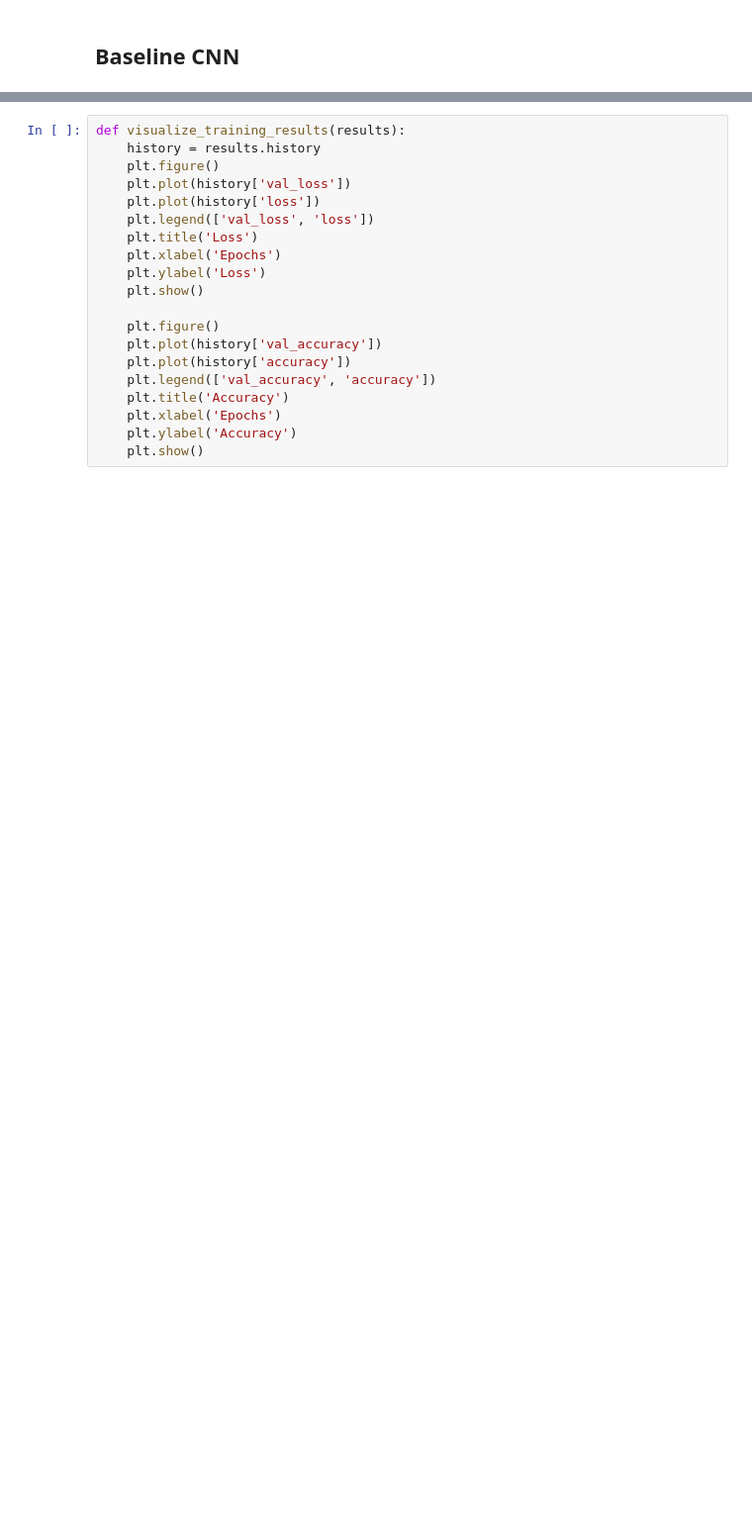
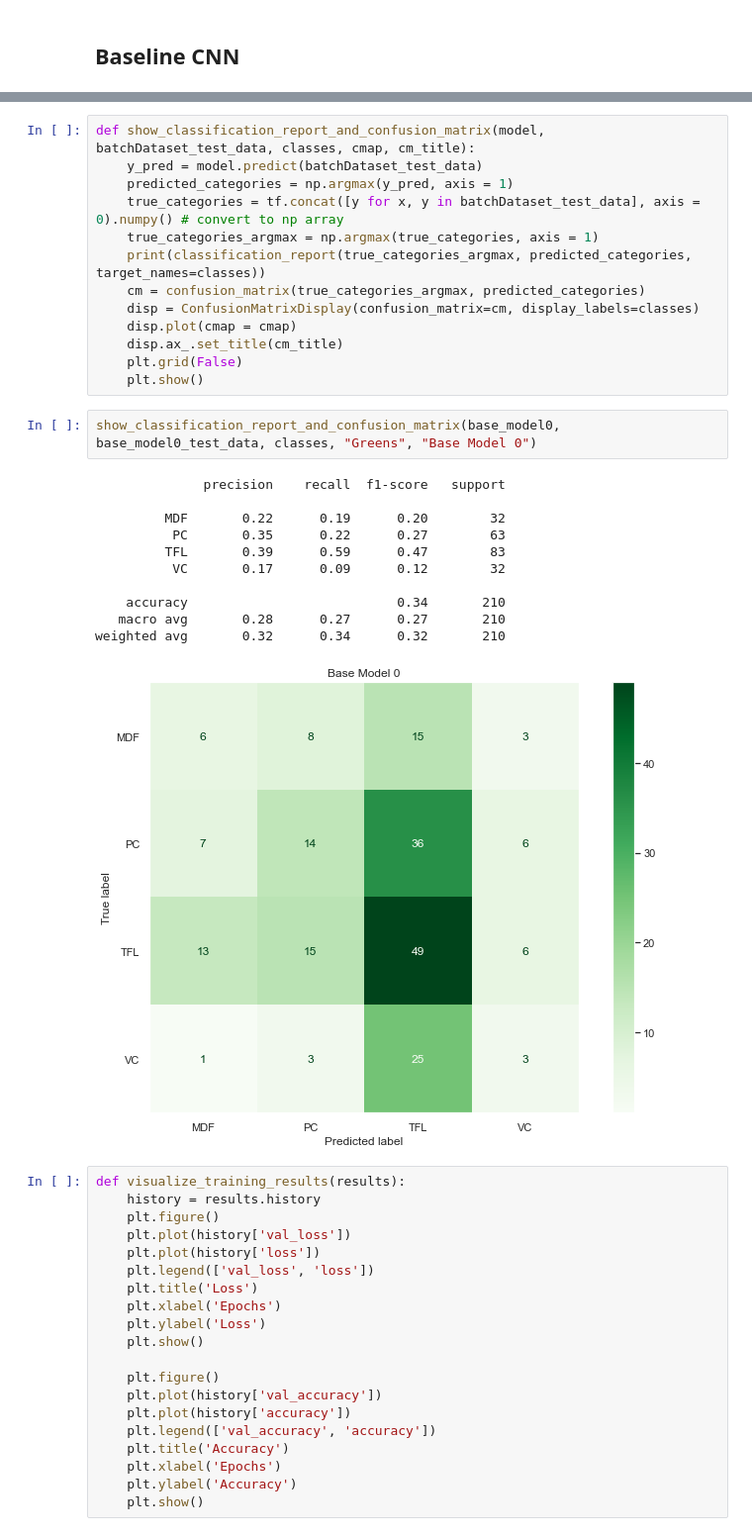
Before and after one commit to tfuger10/Material-Identification, a Jupyter notebook: Notebook.ipynb, the cells around one changed output, grey strips where cells are left out. Shown at 99% size. Drawn from its saved outputs; the diff is of its cells as text; blank space fills up the shorter version.

```diff
--- a/Notebook.ipynb
+++ b/Notebook.ipynb
@@ -333,3 +357,30 @@ base_model.evaluate(test_data)
+# %%
+def show_classification_report_and_confusion_matrix(model, batchDataset_test_data, classes, cmap, cm_title):
+    y_pred = model.predict(batchDataset_test_data)
+    predicted_categories = np.argmax(y_pred, axis = 1)
+    true_categories = tf.concat([y for x, y in batchDataset_test_data], axis = 0).numpy() # convert to np array
+    true_categories_argmax = np.argmax(true_categories, axis = 1)
+    print(classification_report(true_categories_argmax, predicted_categories, target_names=classes))
+    cm = confusion_matrix(true_categories_argmax, predicted_categories)
+    disp = ConfusionMatrixDisplay(confusion_matrix=cm, display_labels=classes)
+    disp.plot(cmap = cmap)
+    disp.ax_.set_title(cm_title)
+    plt.grid(False)
+    plt.show()
+# %%
+show_classification_report_and_confusion_matrix(base_model0, base_model0_test_data, classes, "Greens", "Base Model 0")
+# %% [output]
+              precision    recall  f1-score   support
+
+         MDF       0.22      0.19      0.20        32
+          PC       0.35      0.22      0.27        63
+         TFL       0.39      0.59      0.47        83
+          VC       0.17      0.09      0.12        32
+
+    accuracy                           0.34       210
+   macro avg       0.28      0.27      0.27       210
+weighted avg       0.32      0.34      0.32       210
+[figure, added]
 # %%
 def visualize_training_results(results):
     history = results.history
```
Also changed, not shown: parts of 54 cells of this notebook, 3 other files.
